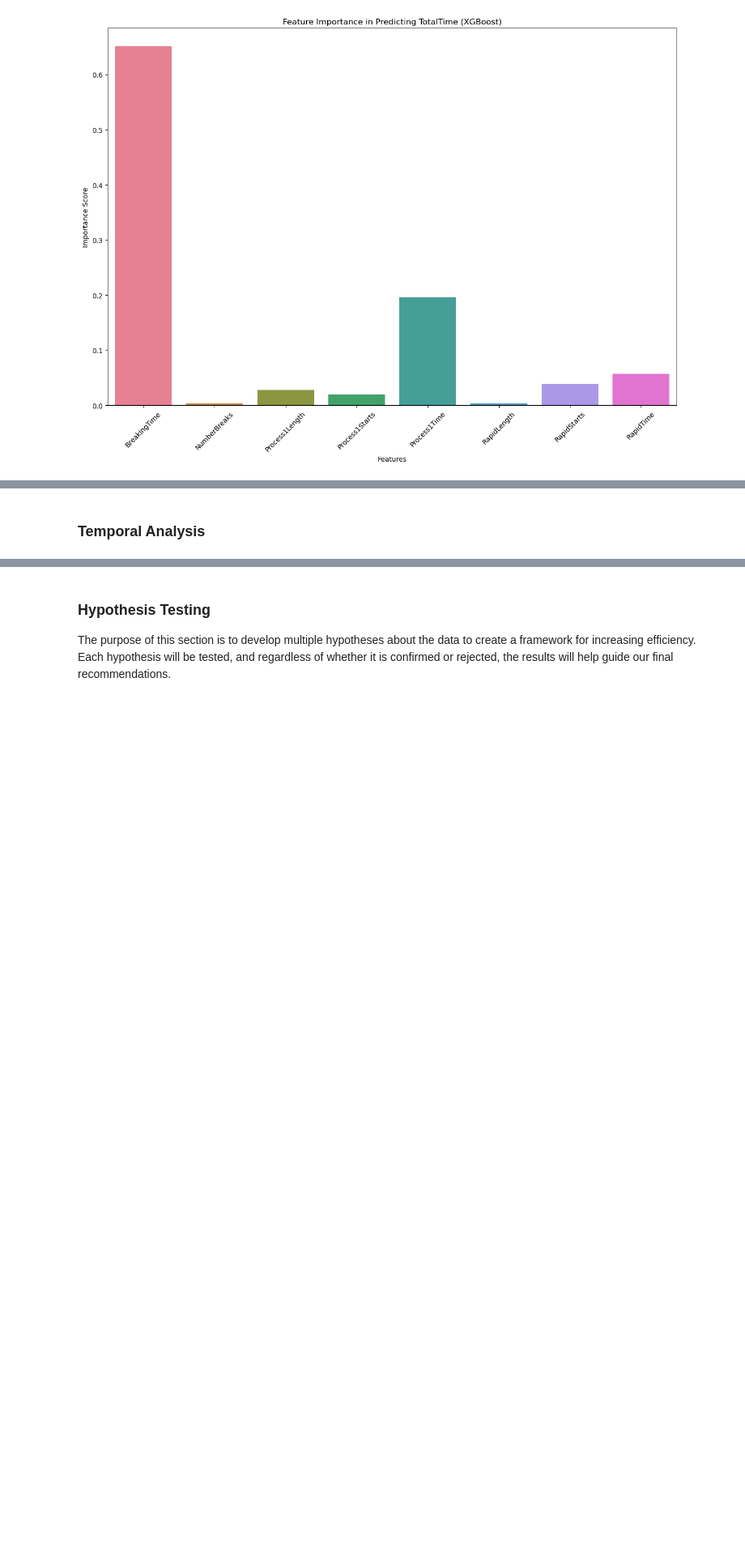
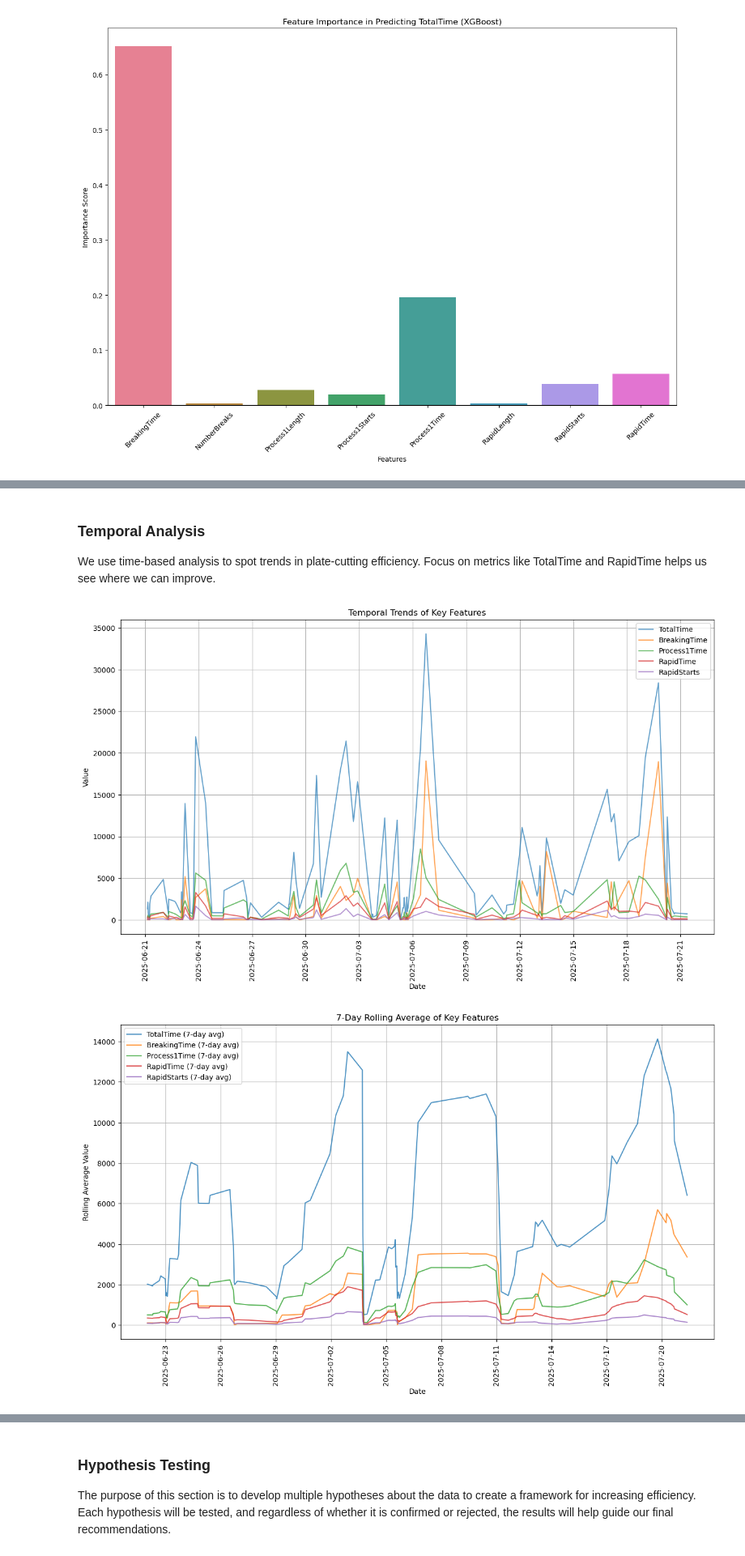
Before and after one commit to Scientialibera/ds4m_2, a Jupyter notebook: notebooks/orchestration.ipynb, the cells around one changed output, grey strips where cells are left out. Shown at 81% size. Cells and saved outputs as stored; diff of their text form; code cells hidden in the pictures; blank space fills up the shorter version.

Commit message:
added temporal analysis

```diff
--- a/notebooks/orchestration.ipynb
+++ b/notebooks/orchestration.ipynb
@@ -417,2 +419,56 @@ R2 Score: 0.9348925359875977
-# %% [markdown]
-### Temporal Analysis
+# %% [markdown]
+### Temporal Analysis
+
+We use time-based analysis to spot trends in plate-cutting efficiency.  Focus on metrics like TotalTime and RapidTime helps us see where we can improve.
+# %%
+import matplotlib.pyplot as plt
+import seaborn as sns
+import pandas as pd
+import matplotlib.dates as mdates
+
+
+def plot_temporal_trends(df, datetime_col, columns, figsize=(15, 8)):
+    df_sorted = df.sort_values(by=datetime_col)
+
+    plt.figure(figsize=figsize)
+    for col in columns:
+        plt.plot(df_sorted[datetime_col], df_sorted[col], label=col, alpha=0.7)
+
+    plt.xlabel("Date")
+    plt.ylabel("Value")
+    plt.title("Temporal Trends of Key Features")
+    plt.legend()
+    plt.xticks(rotation=90)
+    plt.gca().xaxis.set_major_locator(mdates.DayLocator(interval=3))  # Show every 3rd day
+    plt.grid(True)
+    plt.show()
+
+
+def plot_rolling_average(df, datetime_col, columns, window=7, figsize=(15, 8)):
+    df_sorted = df.sort_values(by=datetime_col)
+
+    plt.figure(figsize=figsize)
+    for col in columns:
+        plt.plot(df_sorted[datetime_col], df_sorted[col].rolling(window=window).mean(), label=f"{col} ({window}-day avg)", alpha=0.8)
+
+    plt.xlabel("Date")
+    plt.ylabel("Rolling Average Value")
+    plt.title(f"{window}-Day Rolling Average of Key Features")
+    plt.legend()
+    plt.xticks(rotation=90)
+    plt.gca().xaxis.set_major_locator(mdates.DayLocator(interval=3))
+    plt.grid(True)
+    plt.show()
+
+
+temporal_columns = ['TotalTime', 'BreakingTime', 'Process1Time', 'RapidTime', 'RapidStarts']
+datetime_column = 'Start'
+
+
+plot_temporal_trends(df_full_plates, datetime_column, temporal_columns)
+
+
+plot_rolling_average(df_full_plates, datetime_column, temporal_columns, window=7)
+# %% [output]
+[figure, added]
+[figure, added]
```
Also changed, not shown: parts of 5 cells of this notebook.
